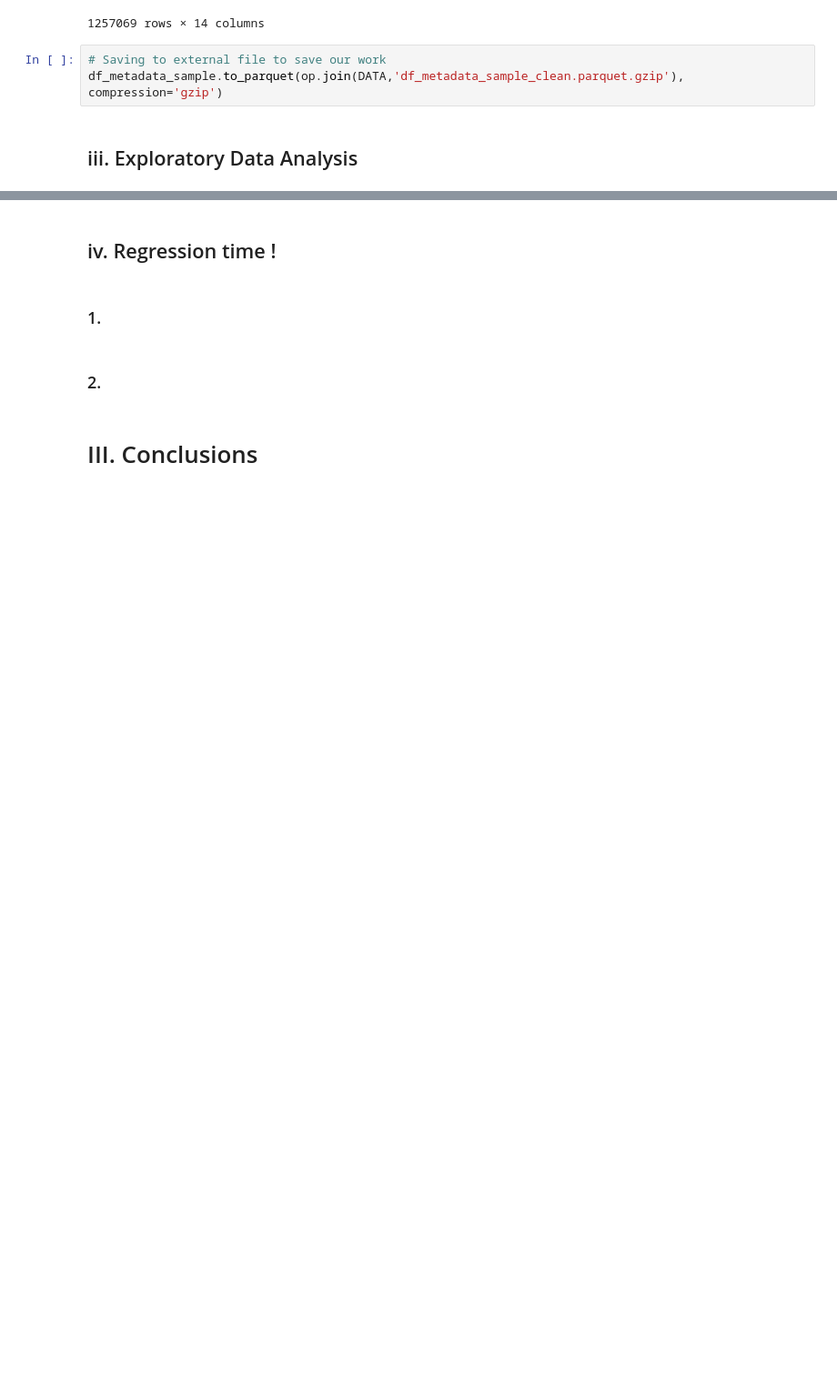
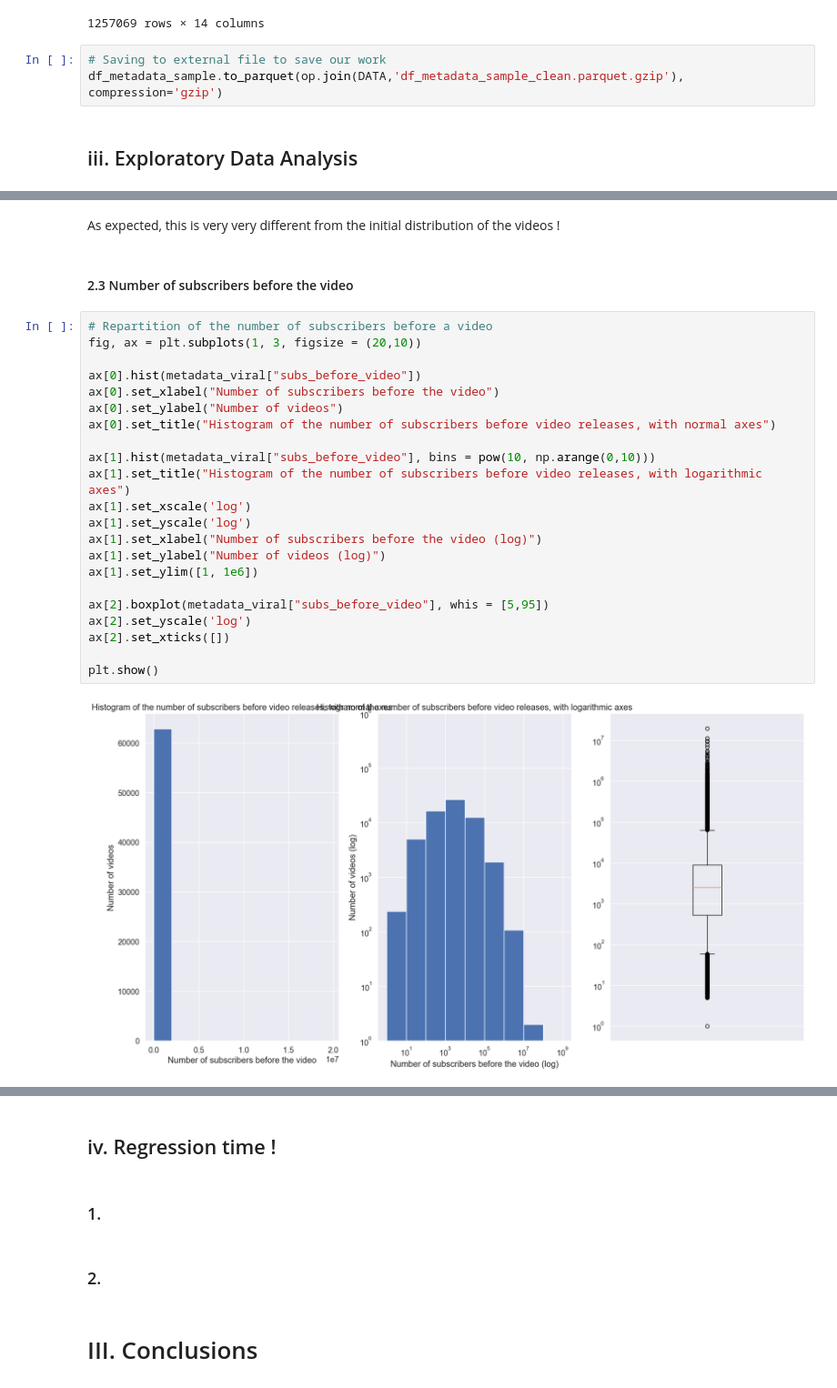
Before and after one commit to epfl-ada/ada-2022-project-fraisetagadaofficial, a Jupyter notebook: FraiseTagADAofficial-Milestone-3.ipynb, the cells around one changed output, grey strips where cells are left out. Shown at 91% size. Saved outputs shown, nothing was run; the diff lists cells and outputs as text; blank space fills up the shorter version.

```diff
--- a/FraiseTagADAofficial-Milestone-3.ipynb
+++ b/FraiseTagADAofficial-Milestone-3.ipynb
@@ -819,0 +995,28 @@ df_metadata_sample.to_parquet(op.join(DATA,'df_metadata_sample_clean.parquet.gzi
+# %% [markdown]
+As expected, this is very very different from the initial distribution of the videos !
+# %% [markdown]
+#### 2.3 Number of subscribers before the video
+# %%
+# Repartition of the number of subscribers before a video
+fig, ax = plt.subplots(1, 3, figsize = (20,10))
+
+ax[0].hist(metadata_viral["subs_before_video"])
+ax[0].set_xlabel("Number of subscribers before the video")
+ax[0].set_ylabel("Number of videos")
+ax[0].set_title("Histogram of the number of subscribers before video releases, with normal axes")
+
+ax[1].hist(metadata_viral["subs_before_video"], bins = pow(10, np.arange(0,10)))
+ax[1].set_title("Histogram of the number of subscribers before video releases, with logarithmic axes")
+ax[1].set_xscale('log')
+ax[1].set_yscale('log')
+ax[1].set_xlabel("Number of subscribers before the video (log)")
+ax[1].set_ylabel("Number of videos (log)")
+ax[1].set_ylim([1, 1e6])
+
+ax[2].boxplot(metadata_viral["subs_before_video"], whis = [5,95])
+ax[2].set_yscale('log')
+ax[2].set_xticks([])
+
+plt.show()
+# %% [output]
+[figure, added]
```
Also changed, not shown: parts of 34 cells of this notebook.
